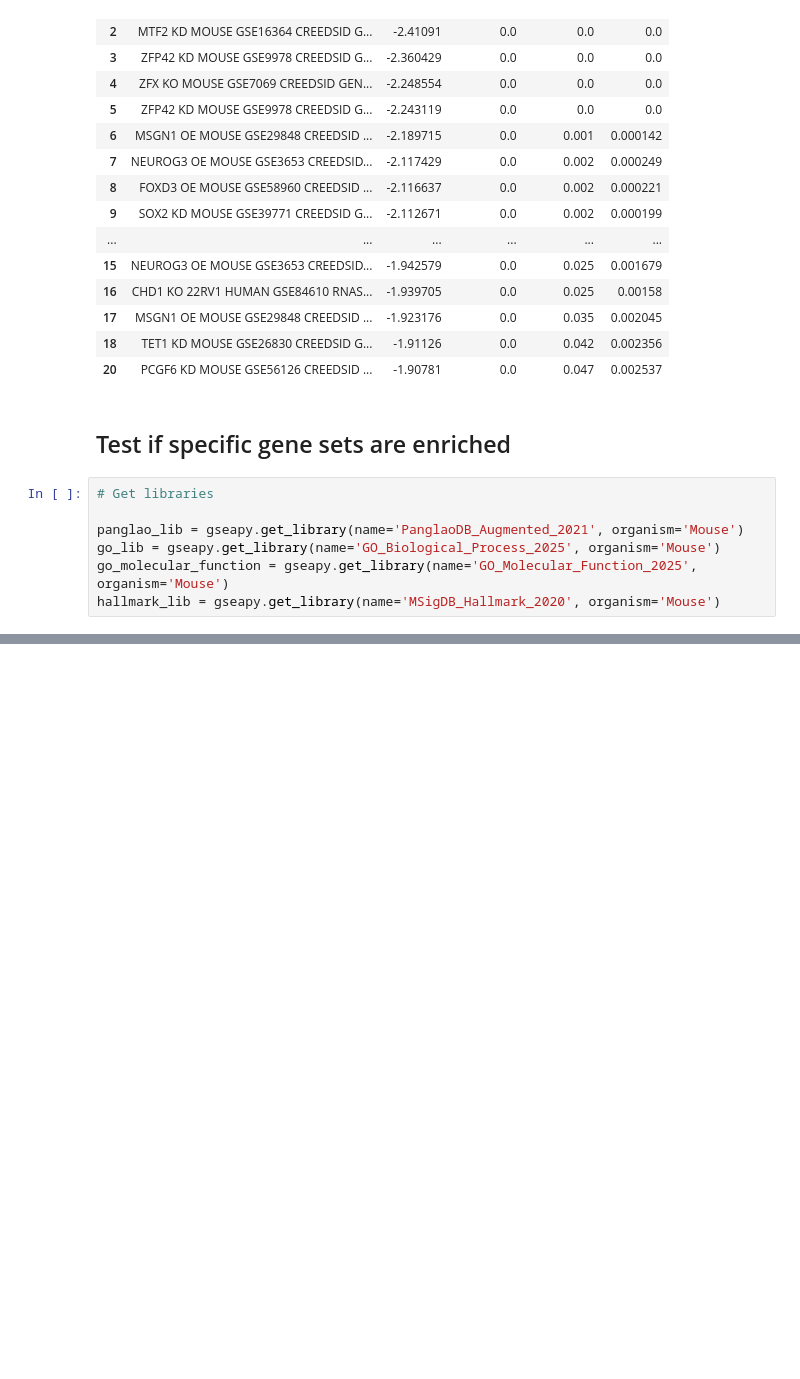
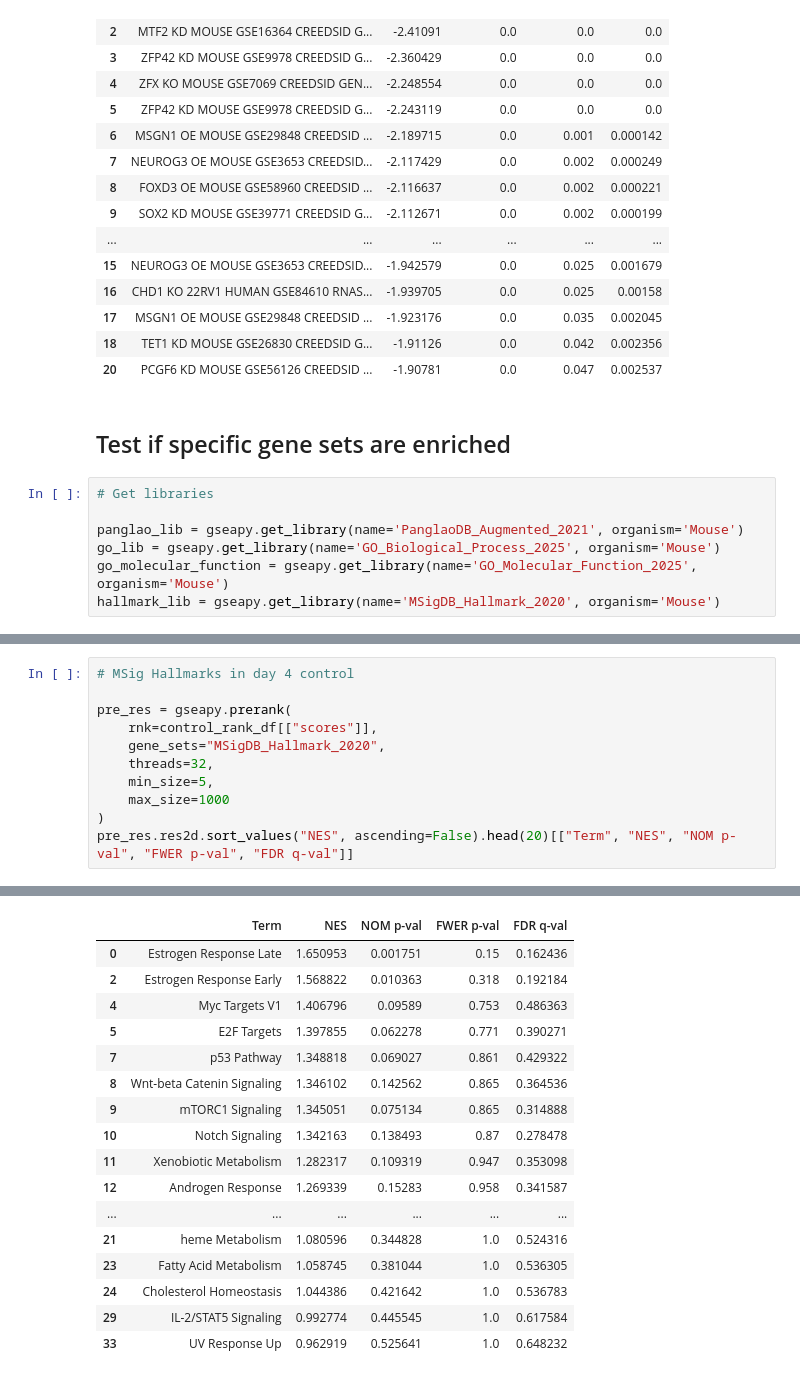
Before and after one commit to logolyte/hic2_masters_project, a Jupyter notebook: Gene ontology analysis version 4.ipynb, the cells around one changed output, grey strips where cells are left out. Cells and saved outputs as stored; diff of their text form; blank space fills up the shorter version.

```diff
--- a/Gene ontology analysis version 4.ipynb
+++ b/Gene ontology analysis version 4.ipynb
@@ -527,0 +812,12 @@ The order of those genes will be arbitrary, which may produce unexpected results
+# %%
+# MSig Hallmarks in day 4 control
+
+pre_res = gseapy.prerank(
+    rnk=control_rank_df[["scores"]],
+    gene_sets="MSigDB_Hallmark_2020",
+    threads=32,
+    min_size=5,
+    max_size=1000
+)
+pre_res.res2d.sort_values("NES", ascending=False).head(20)[["Term", "NES", "NOM p-val", "FWER p-val", "FDR q-val"]]
+# %% [output]
@@ -527,0 +826,17 @@ The order of those genes will be arbitrary, which may produce unexpected results
+|  | Term | NES | NOM p-val | FWER p-val | FDR q-val |
+| 0 | Estrogen Response Late | 1.650953 | 0.001751 | 0.15 | 0.162436 |
+| 2 | Estrogen Response Early | 1.568822 | 0.010363 | 0.318 | 0.192184 |
+| 4 | Myc Targets V1 | 1.406796 | 0.09589 | 0.753 | 0.486363 |
+| 5 | E2F Targets | 1.397855 | 0.062278 | 0.771 | 0.390271 |
+| 7 | p53 Pathway | 1.348818 | 0.069027 | 0.861 | 0.429322 |
+| 8 | Wnt-beta Catenin Signaling | 1.346102 | 0.142562 | 0.865 | 0.364536 |
+| 9 | mTORC1 Signaling | 1.345051 | 0.075134 | 0.865 | 0.314888 |
+| 10 | Notch Signaling | 1.342163 | 0.138493 | 0.87 | 0.278478 |
+| 11 | Xenobiotic Metabolism | 1.282317 | 0.109319 | 0.947 | 0.353098 |
+| 12 | Androgen Response | 1.269339 | 0.15283 | 0.958 | 0.341587 |
+| ... | ... | ... | ... | ... | ... |
+| 21 | heme Metabolism | 1.080596 | 0.344828 | 1.0 | 0.524316 |
+| 23 | Fatty Acid Metabolism | 1.058745 | 0.381044 | 1.0 | 0.536305 |
+| 24 | Cholesterol Homeostasis | 1.044386 | 0.421642 | 1.0 | 0.536783 |
+| 29 | IL-2/STAT5 Signaling | 0.992774 | 0.445545 | 1.0 | 0.617584 |
+| 33 | UV Response Up | 0.962919 | 0.525641 | 1.0 | 0.648232 |
```
Also changed, not shown: parts of 43 cells of this notebook, 2 other files.
